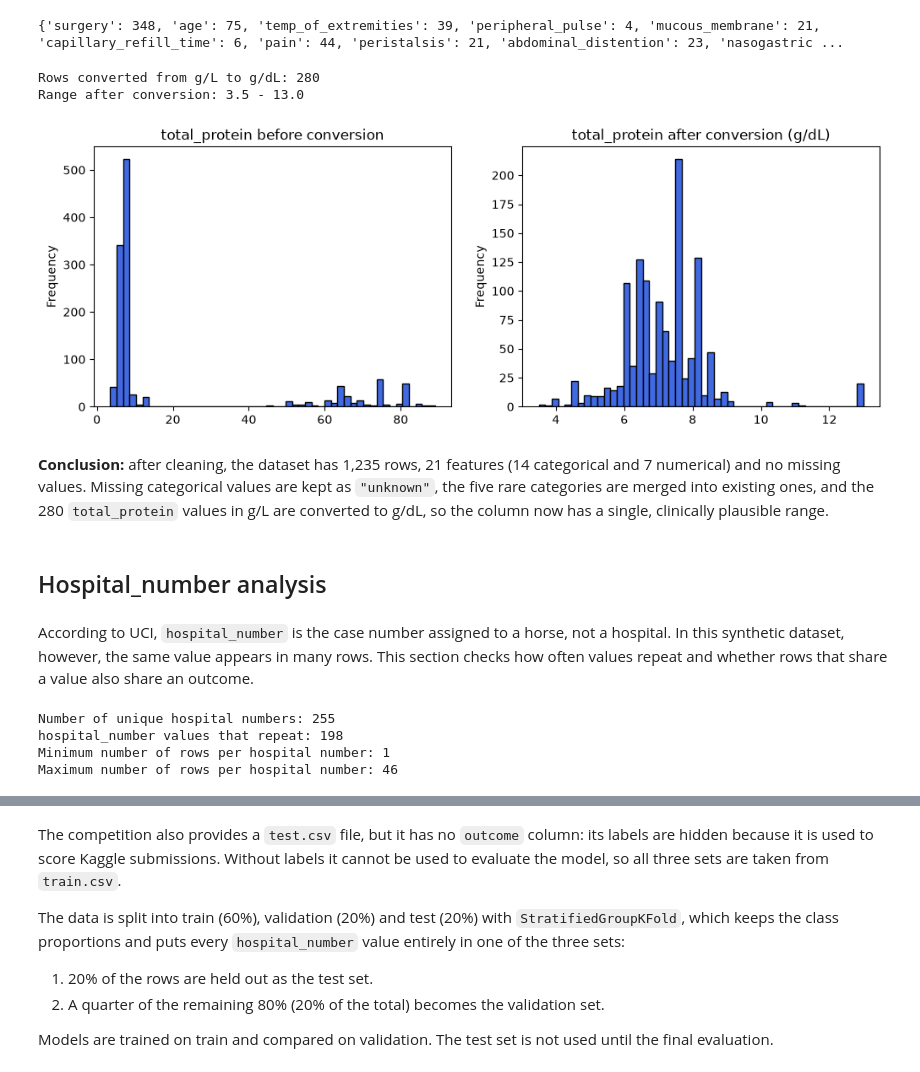
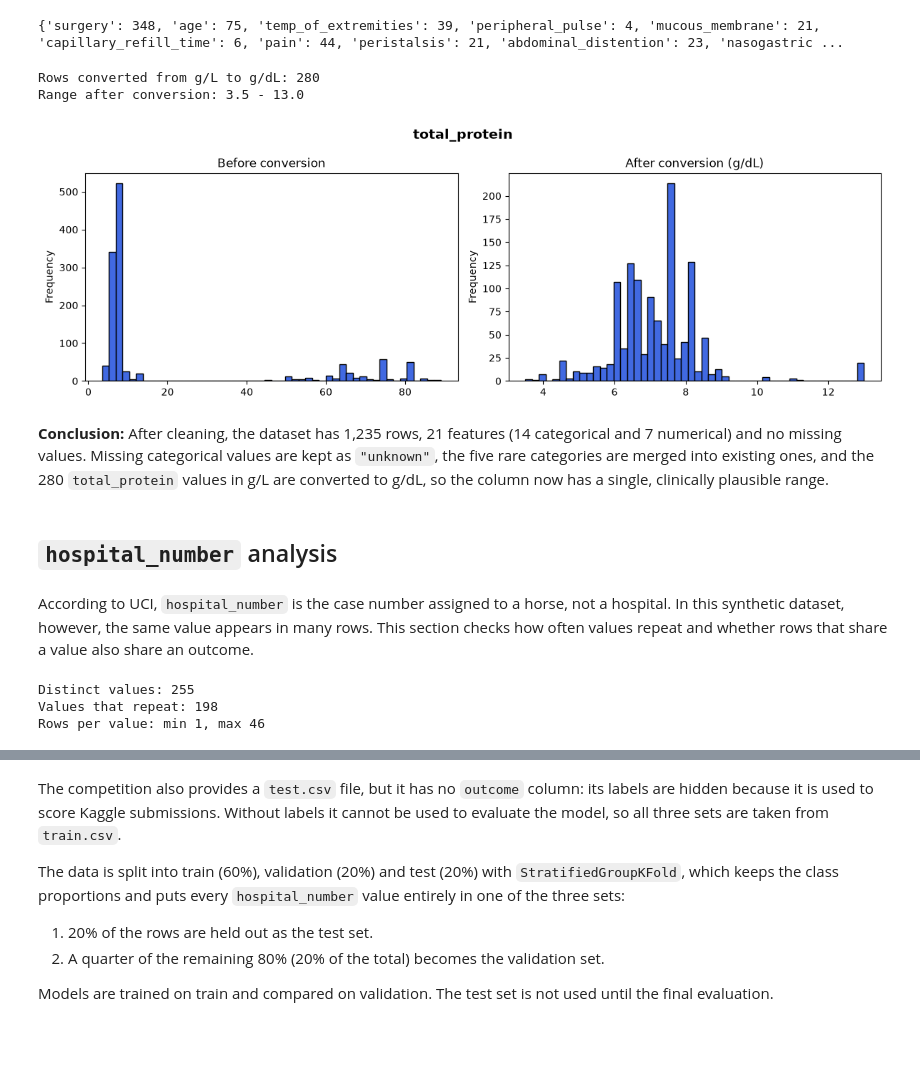
Before and after one commit to IgnaciocefisDataTalksClubCamps/horse-colic-survival, a Jupyter notebook: notebook.ipynb, the cells around one changed output, grey strips where cells are left out. Drawn from its saved outputs; the diff is of its cells as text; code cells hidden in the pictures; blank space fills up the shorter version.

```diff
--- a/notebook.ipynb
+++ b/notebook.ipynb
@@ -93,10 +90,11 @@ Cleaning decisions:
    - `peristalsis = "distend_small"` and `rectal_exam_feces = "serosanguious"` belong to other columns (`abdomen` and `abdomo_appearance`), so they become `"unknown"`.
 5. **`total_protein` units:** the values form two separate groups, 3.5–13 and 46–89, with nothing in between. Normal values are around 6–7.5 g/dL, so the high group is most likely in g/L. Values above 30, the middle of the gap, are divided by 10.
 # %%
+# Keep hospital_number aside for the grouped split, then drop the excluded columns
 groups = df["hospital_number"]
 
-cols_to_drop = ["id", "hospital_number", "cp_data", "surgical_lesion", "lesion_1", "lesion_2", "lesion_3"]
-df = df.drop(columns=cols_to_drop)
+excluded_columns = ["id", "hospital_number", "cp_data", "surgical_lesion", "lesion_1", "lesion_2", "lesion_3"]
+df = df.drop(columns=excluded_columns)
 
-print(df.shape)
+print(f"{df.shape[0]} rows and {df.shape[1]} columns after dropping the excluded columns")
 # %% [output]
@@ -156,39 +156,40 @@ print({c: int(df[c].value_counts().min()) for c in categorical_columns})
 # %%
 # total_protein mixes g/dL and g/L: no values between 13 and 46
 PROTEIN_THRESHOLD = 30
 
 protein_before = df["total_protein"].copy()
 df.loc[df["total_protein"] > PROTEIN_THRESHOLD, "total_protein"] /= 10
 
 print(f"Rows converted from g/L to g/dL: {(protein_before > PROTEIN_THRESHOLD).sum()}")
 print(f"Range after conversion: {df['total_protein'].min()} - {df['total_protein'].max()}")
 
 fig, axes = plt.subplots(1, 2, figsize=(12, 4))
-protein_before.plot(kind='hist', bins=50, ax=axes[0], color='royalblue', edgecolor='black')
-axes[0].set_title('total_protein before conversion')
-df["total_protein"].plot(kind='hist', bins=50, ax=axes[1], color='royalblue', edgecolor='black')
-axes[1].set_title('total_protein after conversion (g/dL)')
+protein_before.plot(kind="hist", bins=50, ax=axes[0], color="royalblue", edgecolor="black")
+axes[0].set_title("Before conversion", fontsize=12)
+df["total_protein"].plot(kind="hist", bins=50, ax=axes[1], color="royalblue", edgecolor="black")
+axes[1].set_title("After conversion (g/dL)", fontsize=12)
+fig.suptitle("total_protein", fontsize=14, fontweight="bold")
+plt.tight_layout()
 plt.show()
 # %% [output]
 Rows converted from g/L to g/dL: 280
 Range after conversion: 3.5 - 13.0
-[figure, old version]
+[figure, new version]
 # %% [markdown]
-**Conclusion:** after cleaning, the dataset has 1,235 rows, 21 features (14 categorical and 7 numerical) and no missing values. Missing categorical values are kept as `"unknown"`, the five rare categories are merged into existing ones, and the 280 `total_protein` values in g/L are converted to g/dL, so the column now has a single, clinically plausible range.
+**Conclusion:** After cleaning, the dataset has 1,235 rows, 21 features (14 categorical and 7 numerical) and no missing values. Missing categorical values are kept as `"unknown"`, the five rare categories are merged into existing ones, and the 280 `total_protein` values in g/L are converted to g/dL, so the column now has a single, clinically plausible range.
 # %% [markdown]
-## Hospital_number analysis
+## `hospital_number` analysis
 # %% [markdown]
 According to UCI, `hospital_number` is the case number assigned to a horse, not a hospital. In this synthetic dataset, however, the same value appears in many rows. This section checks how often values repeat and whether rows that share a value also share an outcome.
 # %%
-counts = groups.value_counts()
+# How many rows share each hospital_number value
+group_sizes = groups.value_counts()
 
-print(f"Number of unique hospital numbers: {groups.nunique()}")
-print(f"hospital_number values that repeat: {(counts > 1).sum()}")
-print(f"Minimum number of rows per hospital number: {counts.min()}")
-print(f"Maximum number of rows per hospital number: {counts.max()}")
+print(f"Distinct values: {groups.nunique()}")
+print(f"Values that repeat: {(group_sizes > 1).sum()}")
+print(f"Rows per value: min {group_sizes.min()}, max {group_sizes.max()}")
 # %% [output]
-Number of unique hospital numbers: 255
-hospital_number values that repeat: 198
-Minimum number of rows per hospital number: 1
-Maximum number of rows per hospital number: 46
+Distinct values: 255
+Values that repeat: 198
+Rows per value: min 1, max 46
 # %%
```
Also changed, not shown: parts of 98 cells of this notebook.
